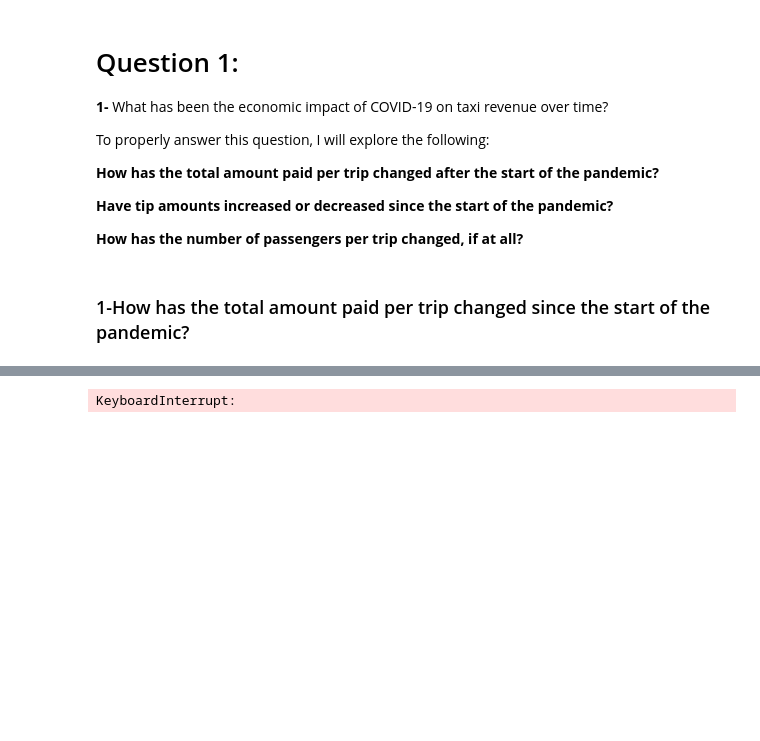
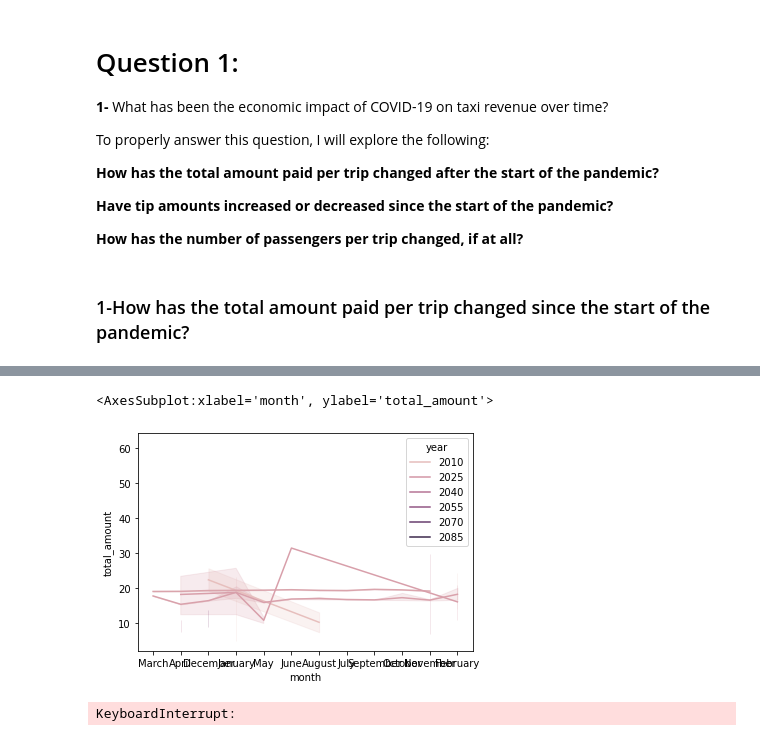
Before and after one commit to samtuleen/nyc-taxis-vs-covid, a Jupyter notebook: notebook1.ipynb, the cells around one changed output, grey strips where cells are left out. Cells and saved outputs as stored; diff of their text form; code cells hidden in the pictures; blank space fills up the shorter version.

```diff
--- a/notebook1.ipynb
+++ b/notebook1.ipynb
@@ -124,3 +59,8 @@ amounts_months.head(2)
+# %%
+sns.lineplot(x='month', y='total_amount', hue='year', data=amounts_months)
+# %% [output]
+<AxesSubplot:xlabel='month', ylabel='total_amount'>
+[figure, added]
 # %%
 plt.figure(figsize = (15, 6))
 n, bins, patches = plt.hist(amounts_months.total_amount, facecolor='green', alpha=0.75)
```
Also changed, not shown: parts of 9 cells of this notebook.
